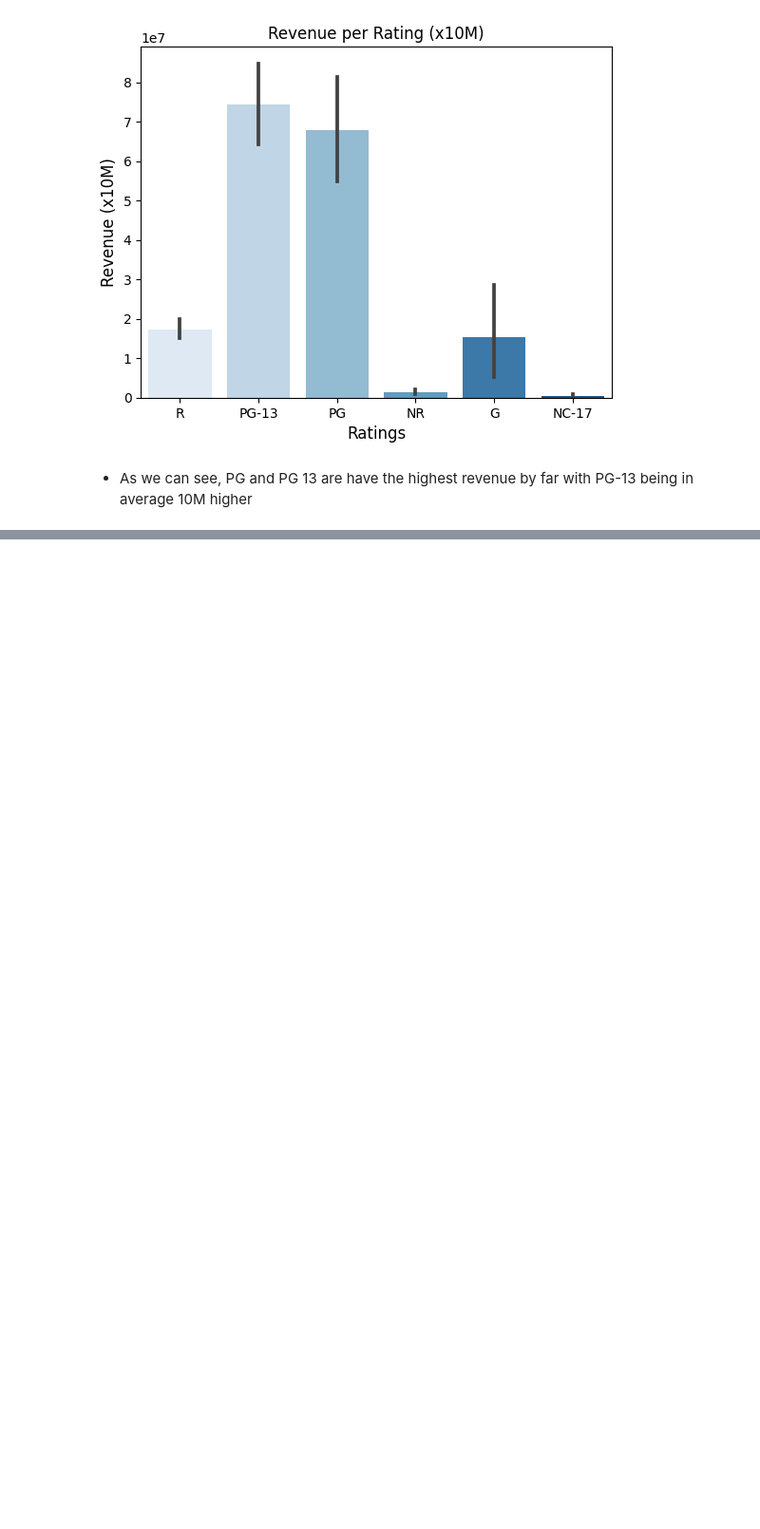
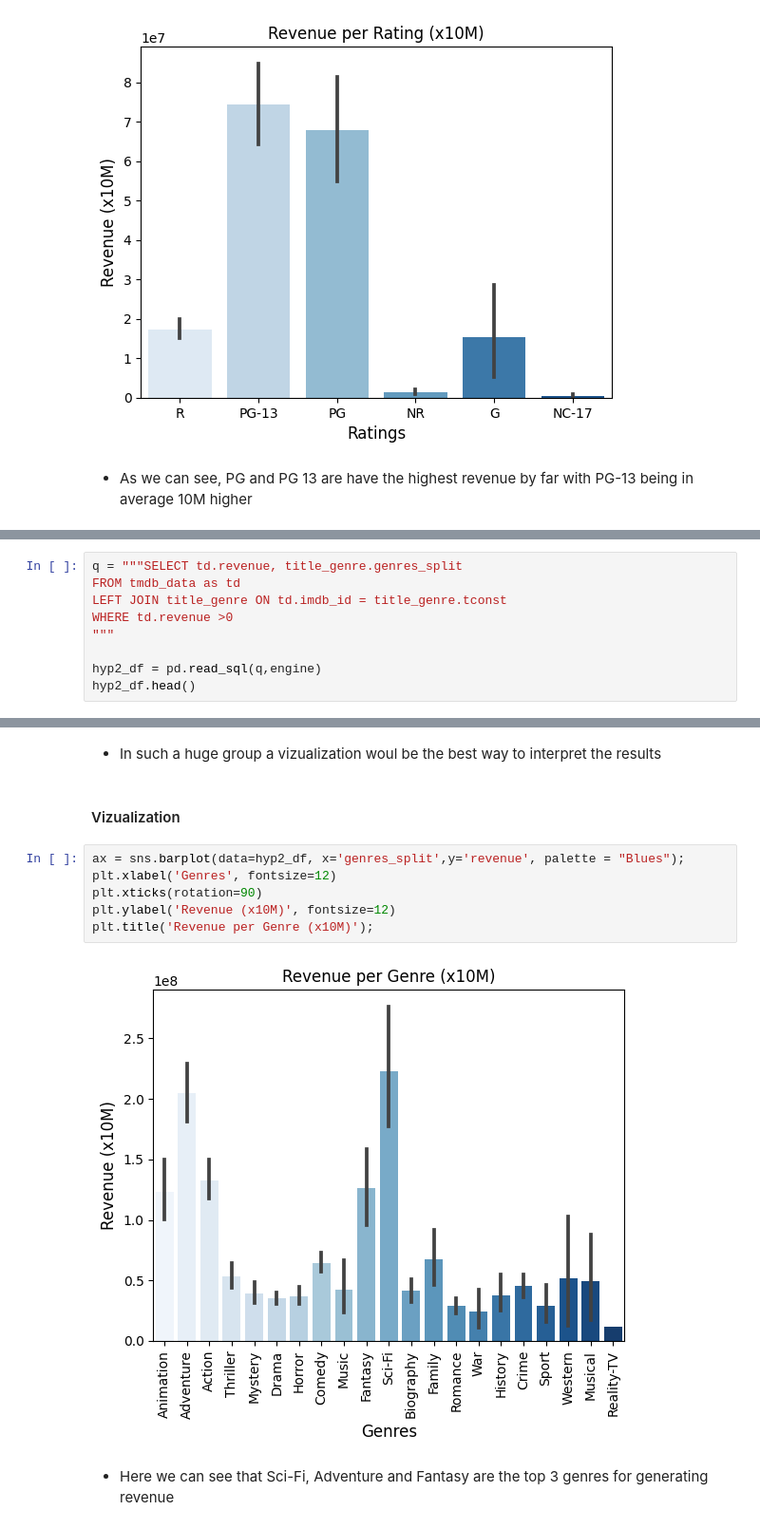
Before and after one commit to paulapipkin/Project_3_IMDB, a Jupyter notebook: Project 3 IMDB Part 4 - Hypothesis Testing.ipynb, the cells around one changed output, grey strips where cells are left out. Shown at 95% size. Saved outputs shown, nothing was run; the diff lists cells and outputs as text; blank space fills up the shorter version.

```diff
--- a/Project 3 IMDB Part 4 - Hypothesis Testing.ipynb
+++ b/Project 3 IMDB Part 4 - Hypothesis Testing.ipynb
@@ -244,0 +247,9 @@ plt.title('Revenue per Rating (x10M)');
+# %%
+q = """SELECT td.revenue, title_genre.genres_split
+FROM tmdb_data as td
+LEFT JOIN title_genre ON td.imdb_id = title_genre.tconst
+WHERE td.revenue >0
+"""
+
+hyp2_df = pd.read_sql(q,engine)
+hyp2_df.head()
@@ -244,0 +400,14 @@ plt.title('Revenue per Rating (x10M)');
+# %% [markdown]
+- In such a huge group a vizualization woul be the best way to interpret the results
+# %% [markdown]
+#### Vizualization
+# %%
+ax = sns.barplot(data=hyp2_df, x='genres_split',y='revenue', palette = "Blues");
+plt.xlabel('Genres', fontsize=12)
+plt.xticks(rotation=90)
+plt.ylabel('Revenue (x10M)', fontsize=12)
+plt.title('Revenue per Genre (x10M)');
+# %% [output]
+[figure, added]
+# %% [markdown]
+- Here we can see that Sci-Fi, Adventure and Fantasy are the top 3 genres for generating revenue
```
Also changed, not shown: parts of 27 cells of this notebook.
